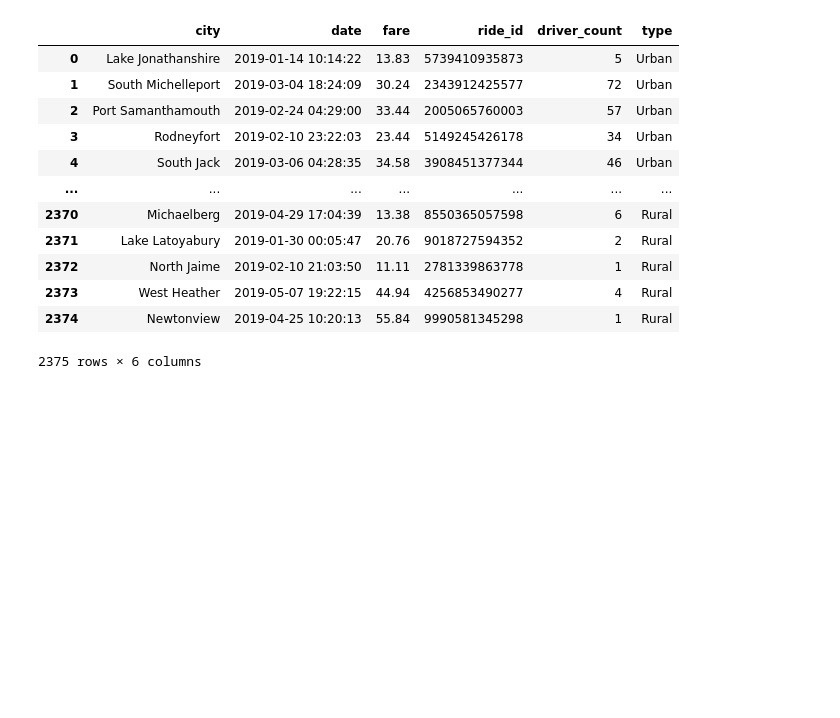
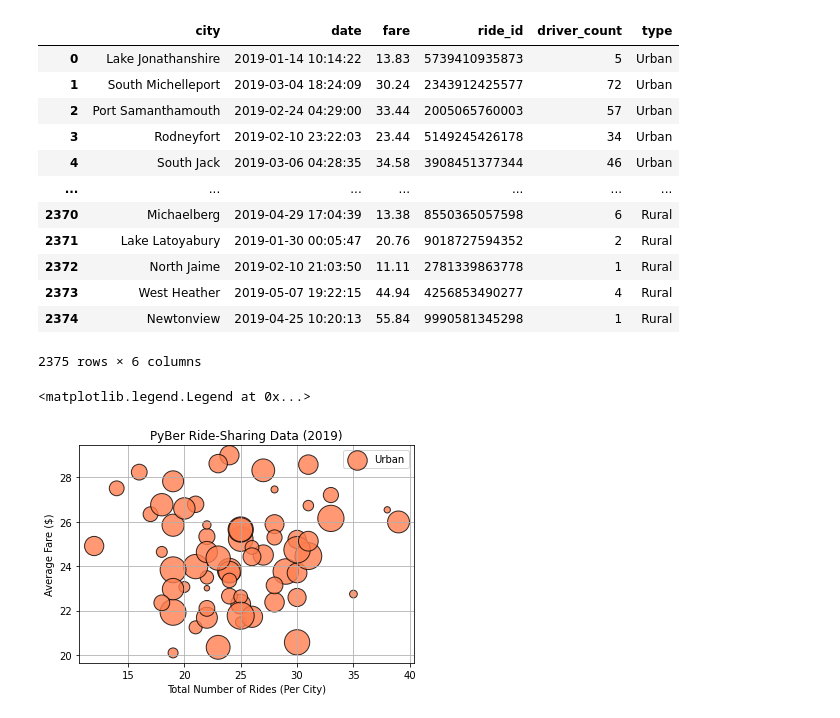
Before and after one commit to josephbassil/PyBer_Analysis, a Jupyter notebook: PyBer.ipynb, the cells around one changed output. Drawn from its saved outputs; the diff is of its cells as text; code cells hidden in the pictures; blank space fills up the shorter version.

```diff
--- a/PyBer.ipynb
+++ b/PyBer.ipynb
@@ -67,0 +71,35 @@ pyber_data_df
+# %%
+#Let's create a dataframe for each type of City
+urban_cities_df=pyber_data_df[pyber_data_df["type"]=="Urban"]
+suburban_cities_df=pyber_data_df[pyber_data_df["type"]=="Suburban"]
+rural_cities_df=pyber_data_df[pyber_data_df["type"]=="Rural"]
+# %%
+#Get number of rides for urban cities
+urban_ride_count=urban_cities_df.groupby(["city"]).count()["ride_id"]
+suburban_ride_count=suburban_cities_df.groupby(["city"]).count()["ride_id"]
+rural_ride_count=rural_cities_df.groupby(["city"]).count()["ride_id"]
+#NOW WE HAVE 1 OUT OF 3 DATASETS WE NEED TO CREATE A BUBBLE CHART
+# %%
+#Get the Avg. Fare for each City Type
+urban_avg_fare=urban_cities_df.groupby(["city"]).mean()["fare"]
+suburban_avg_fare=suburban_cities_df.groupby(["city"]).mean()["fare"]
+rural_avg_fare=rural_cities_df.groupby(["city"]).mean()["fare"]
+#NOW WE HAVE 2 OUT OF 3 DATASETS WE NEED TO CREATE A BUBBLE CHART
+# %%
+#Get the avg. number of drivers for each city
+urban_driver_count=urban_cities_df.groupby(["city"]).mean()["driver_count"]
+suburban_driver_count=suburban_cities_df.groupby(["city"]).mean()["driver_count"]
+rural_driver_count=rural_cities_df.groupby(["city"]).mean()["driver_count"]
+#NOW WE HAVE 2 OUT OF 3 DATASETS WE NEED TO CREATE A BUBBLE CHART
+# %%
+#Create Bubble Charts for each df and then add them all in one chart
+#1- Urban cities Bubble chart
+plt.scatter(urban_ride_count,urban_avg_fare,s=urban_driver_count*10,c="coral", edgecolor="black", linewidth=1, alpha=0.8, label="Urban")
+plt.title("PyBer Ride-Sharing Data (2019)")
+plt.ylabel("Average Fare ($)")
+plt.xlabel("Total Number of Rides (Per City)")
+plt.grid(True)
+plt.legend()
+# %% [output]
+<matplotlib.legend.Legend at 0x...>
+[figure, added]
```
Also changed, not shown: parts of 4 cells of this notebook.
